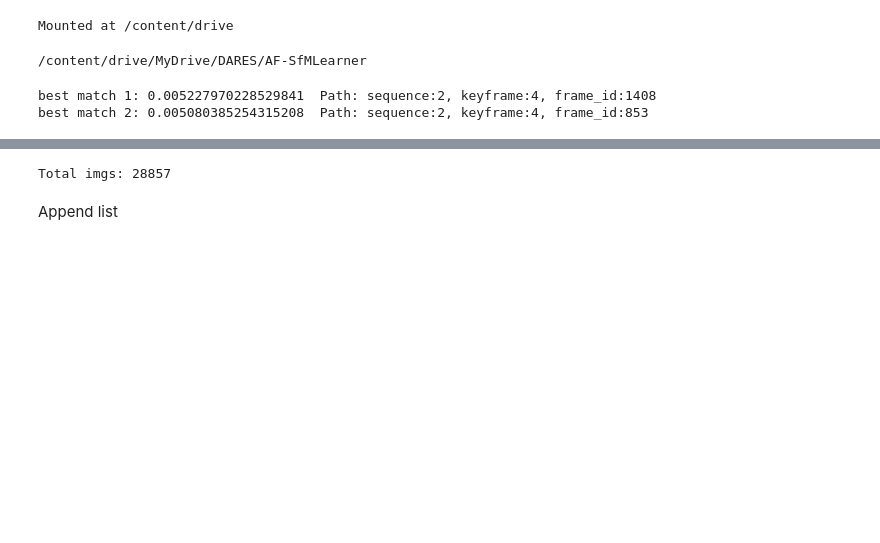
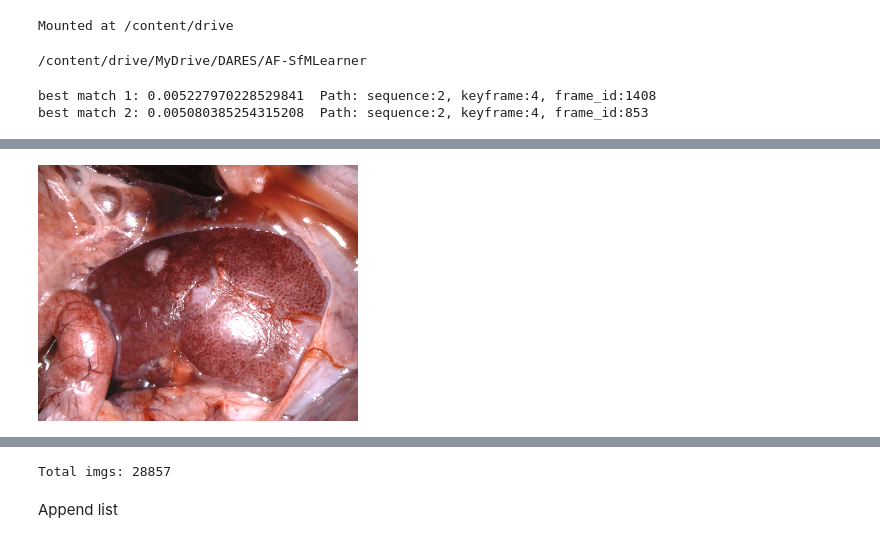
Before and after one commit to mobarakol/DARES_MedICSS2024, a Jupyter notebook: finding_image_similarity_afsfmlearner_v2.ipynb, the cells around one changed output, grey strips where cells are left out. Saved outputs shown, nothing was run; the diff lists cells and outputs as text; code cells hidden in the pictures; blank space fills up the shorter version.

```diff
--- a/finding_image_similarity_afsfmlearner_v2.ipynb
+++ b/finding_image_similarity_afsfmlearner_v2.ipynb
@@ -62,0 +101,6 @@ best match 2: 0.005080385254315208  Path: sequence:2, keyframe:4, frame_id:853
+# %%
+from PIL import Image
+path = '/content/drive/MyDrive/DARES/SCARED_Images_Resized/dataset5/keyframe4/image_02/data/0000000156.png'
+Image.open(path)
+# %% [output]
+[figure, added]
```
Also changed, not shown: parts of 4 cells of this notebook.
